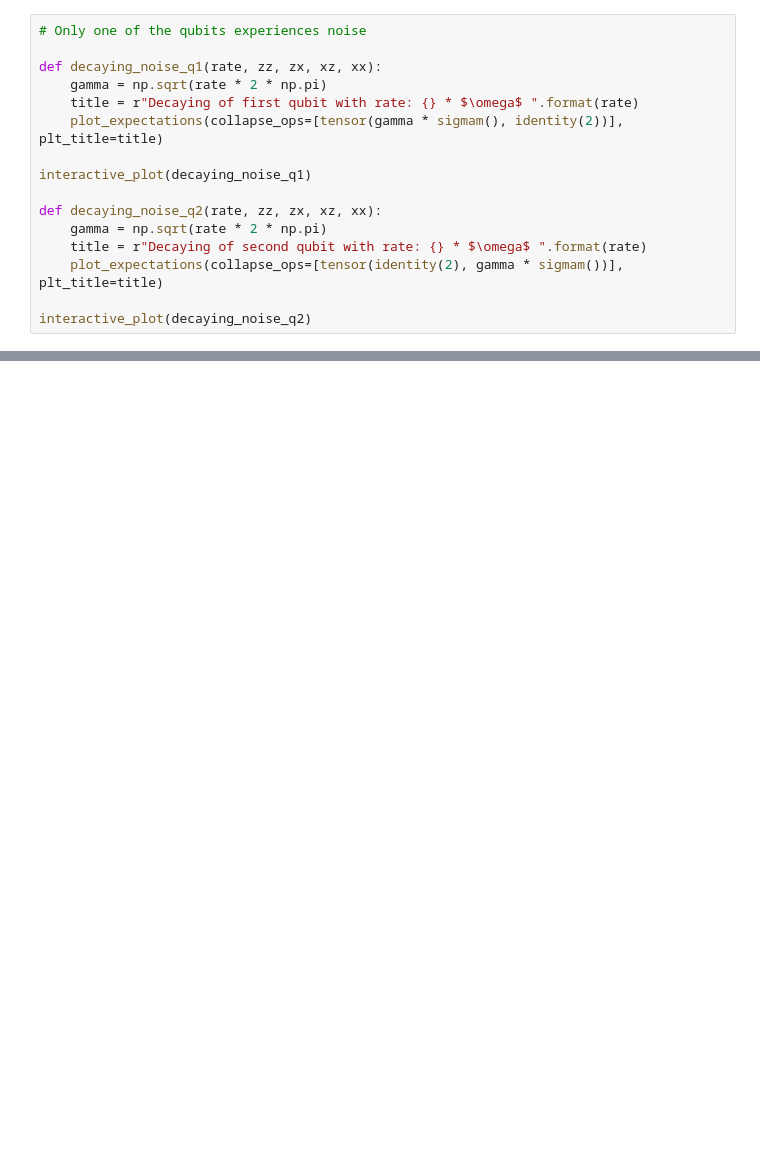
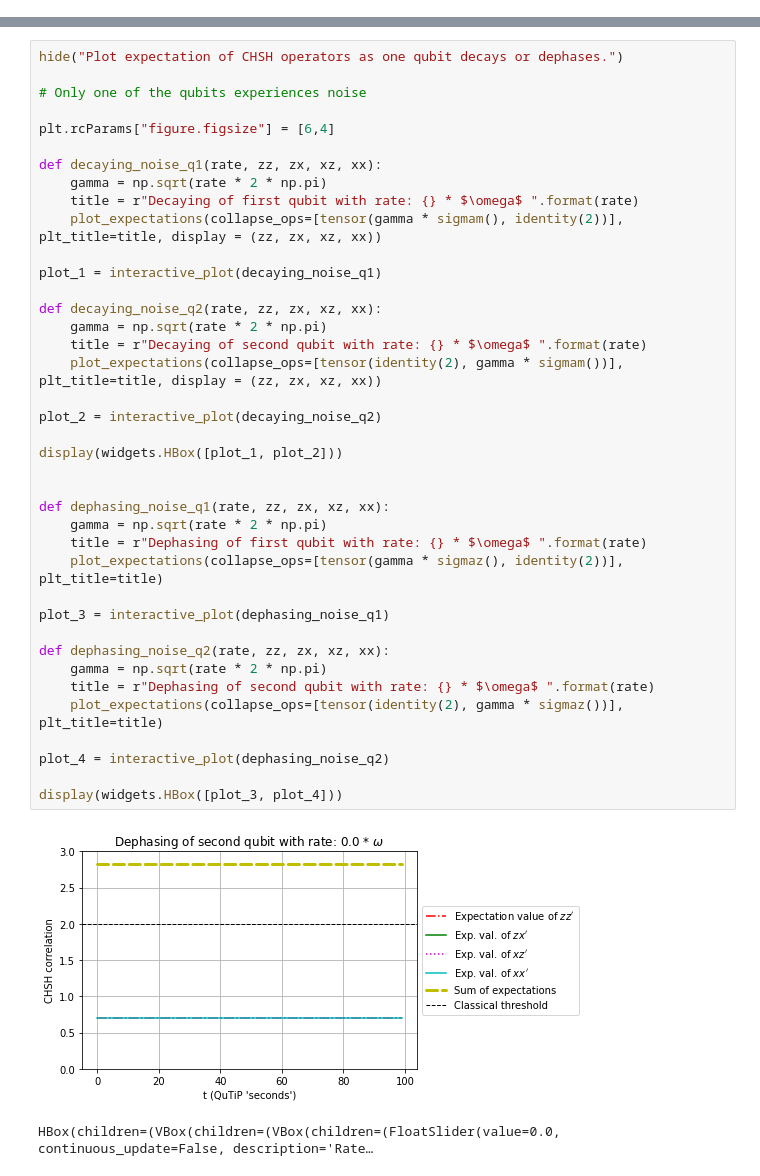
Before and after one commit to dxts/chsh-bell-inequality, a Jupyter notebook: Final Project Template.ipynb, the cells around one changed output, grey strips where cells are left out. Cells and saved outputs as stored; diff of their text form; blank space fills up the shorter version.

```diff
--- a/Final Project Template.ipynb
+++ b/Final Project Template.ipynb
@@ -370,16 +0,0 @@ def interactive_plot(make_plots: Callable[[float, bool, bool, bool, bool], None]
-# %%
-# Only one of the qubits experiences noise
-
-def decaying_noise_q1(rate, zz, zx, xz, xx):
-    gamma = np.sqrt(rate * 2 * np.pi)
-    title = r"Decaying of first qubit with rate: {} * $\omega$ ".format(rate)
-    plot_expectations(collapse_ops=[tensor(gamma * sigmam(), identity(2))], plt_title=title)
-
-interactive_plot(decaying_noise_q1)
-
-def decaying_noise_q2(rate, zz, zx, xz, xx):
-    gamma = np.sqrt(rate * 2 * np.pi)
-    title = r"Decaying of second qubit with rate: {} * $\omega$ ".format(rate)
-    plot_expectations(collapse_ops=[tensor(identity(2), gamma * sigmam())], plt_title=title)
-
-interactive_plot(decaying_noise_q2)
@@ -423,0 +413,42 @@ VBox(children=(FloatSlider(value=0.0, continuous_update=False, description='Rate
+# %%
+hide("Plot expectation of CHSH operators as one qubit decays or dephases.")
+
+# Only one of the qubits experiences noise
+
+plt.rcParams["figure.figsize"] = [6,4]
+
+def decaying_noise_q1(rate, zz, zx, xz, xx):
+    gamma = np.sqrt(rate * 2 * np.pi)
+    title = r"Decaying of first qubit with rate: {} * $\omega$ ".format(rate)
+    plot_expectations(collapse_ops=[tensor(gamma * sigmam(), identity(2))], plt_title=title, display = (zz, zx, xz, xx))
+
+plot_1 = interactive_plot(decaying_noise_q1)
+
+def decaying_noise_q2(rate, zz, zx, xz, xx):
+    gamma = np.sqrt(rate * 2 * np.pi)
+    title = r"Decaying of second qubit with rate: {} * $\omega$ ".format(rate)
+    plot_expectations(collapse_ops=[tensor(identity(2), gamma * sigmam())], plt_title=title, display = (zz, zx, xz, xx))
+
+plot_2 = interactive_plot(decaying_noise_q2)
+
+display(widgets.HBox([plot_1, plot_2]))
+
+
+def dephasing_noise_q1(rate, zz, zx, xz, xx):
+    gamma = np.sqrt(rate * 2 * np.pi)
+    title = r"Dephasing of first qubit with rate: {} * $\omega$ ".format(rate)
+    plot_expectations(collapse_ops=[tensor(gamma * sigmaz(), identity(2))], plt_title=title)
+
+plot_3 = interactive_plot(dephasing_noise_q1)
+
+def dephasing_noise_q2(rate, zz, zx, xz, xx):
+    gamma = np.sqrt(rate * 2 * np.pi)
+    title = r"Dephasing of second qubit with rate: {} * $\omega$ ".format(rate)
+    plot_expectations(collapse_ops=[tensor(identity(2), gamma * sigmaz())], plt_title=title)
+
+plot_4 = interactive_plot(dephasing_noise_q2)
+
+display(widgets.HBox([plot_3, plot_4]))
+# %% [output]
+[figure, added]
+HBox(children=(VBox(children=(VBox(children=(FloatSlider(value=0.0, continuous_update=False, description='Rate…
```
Also changed, not shown: parts of 43 cells of this notebook.
